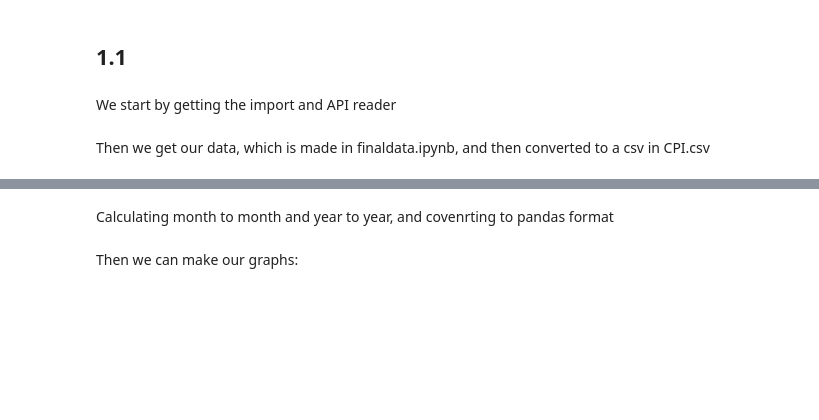
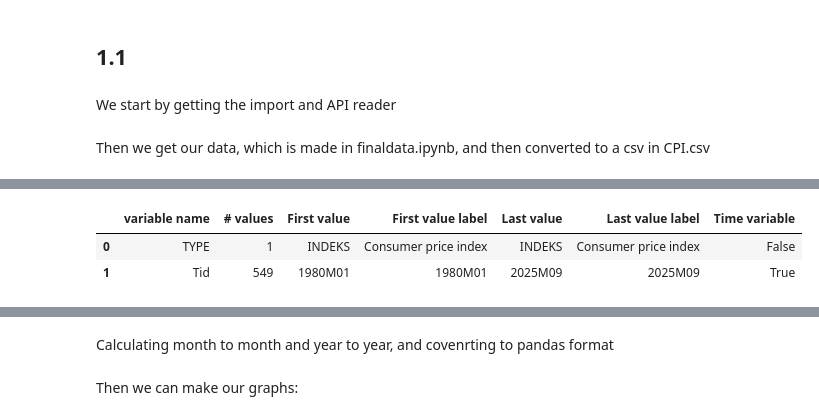
Before and after one commit to Magnus-Rasmussen/Eget-prog, a Jupyter notebook: Final.ipynb, the cells around one changed output, grey strips where cells are left out. Drawn from its saved outputs; the diff is of its cells as text; code cells hidden in the pictures; blank space fills up the shorter version.

```diff
--- a/Final.ipynb
+++ b/Final.ipynb
@@ -25,0 +23,4 @@ df = pd.read_csv("cpi.csv")
+# %%
+PRIS113 = DstApi('PRIS113')
+PRIS113.tablesummary(language='en')
+# %% [output]
@@ -25,0 +29,3 @@ df = pd.read_csv("cpi.csv")
+|  | variable name | # values | First value | First value label | Last value | Last value label | Time variable |
+| 0 | TYPE | 1 | INDEKS | Consumer price index | INDEKS | Consumer price index | False |
+| 1 | Tid | 549 | 1980M01 | 1980M01 | 2025M09 | 2025M09 | True |
```
Also changed, not shown: parts of 6 cells of this notebook.
